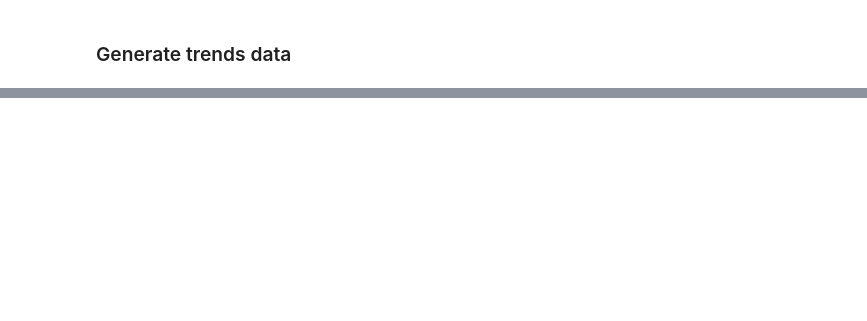
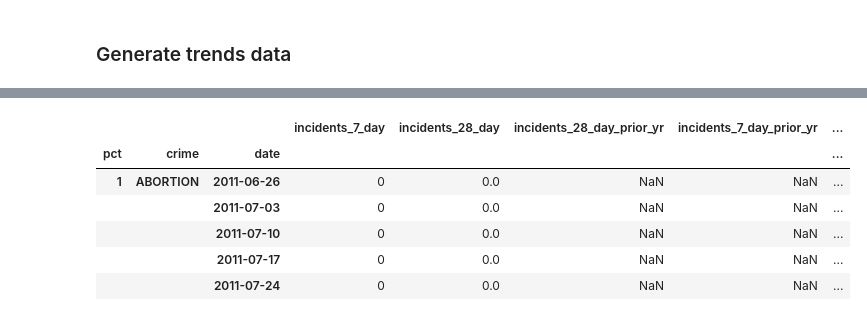
Before and after one commit to awoziji/crime-trends, a Jupyter notebook: crime_trends_analysis_tool.ipynb, the cells around one changed output, grey strips where cells are left out. Cells and saved outputs as stored; diff of their text form; code cells hidden in the pictures; blank space fills up the shorter version.

```diff
--- a/crime_trends_analysis_tool.ipynb
+++ b/crime_trends_analysis_tool.ipynb
@@ -235,3 +118,0 @@ Name: incidents_28_day, dtype: int64
-# %%
-# combine the weekly and 28-day counts
-incidents = pd.concat([incidents_7_day, incidents_28_day], axis=1, join_axes=[incidents_28_day.index])
@@ -543,0 +266,36 @@ Generating graph for 45 PCT ASSAULT 3 & RELATED OFFENSES
+# %%
+# Creates a flag if crime is increasing or decreasing four weeks in a row.
+# This could be used as an alert trigger.
+
+def create_four_conseq_inc_dec_flg(incidents):
+    temp = incidents['incidents_28_day'].to_frame()
+    group = temp.groupby(level=['pct', 'crime'])['incidents_28_day']
+
+    temp['prev'] = group.shift(1)
+    temp['prev_prev'] = group.shift(2)
+    temp['prev_prev_prev'] = group.shift(3)
+
+    four_increase = ((temp['incidents_28_day'] > temp['prev']) &
+                     (temp['prev'] > temp['prev_prev']) &
+                     (temp['prev_prev'] > temp['prev_prev_prev']))
+
+    four_decrease = ((temp['incidents_28_day'] < temp['prev']) &
+                     (temp['prev'] < temp['prev_prev']) &
+                     (temp['prev_prev'] < temp['prev_prev_prev']))
+
+    incidents['four_conseq_inc'] = four_increase
+    incidents['four_conseq_dec'] = four_decrease
+
+    return incidents
+
+incidents = create_four_conseq_inc_dec_flg(incidents)
+
+incidents.head()
+# %% [output]
+|  |  |  | incidents_7_day | incidents_28_day | incidents_28_day_prior_yr | incidents_7_day_prior_yr | ... |
+| pct | crime | date |  |  |  |  | ... |
+| 1 | ABORTION | 2011-06-26 | 0 | 0.0 | NaN | NaN | ... |
+|  |  | 2011-07-03 | 0 | 0.0 | NaN | NaN | ... |
+|  |  | 2011-07-10 | 0 | 0.0 | NaN | NaN | ... |
+|  |  | 2011-07-17 | 0 | 0.0 | NaN | NaN | ... |
+|  |  | 2011-07-24 | 0 | 0.0 | NaN | NaN | ... |
```
Also changed, not shown: parts of 64 cells of this notebook.
